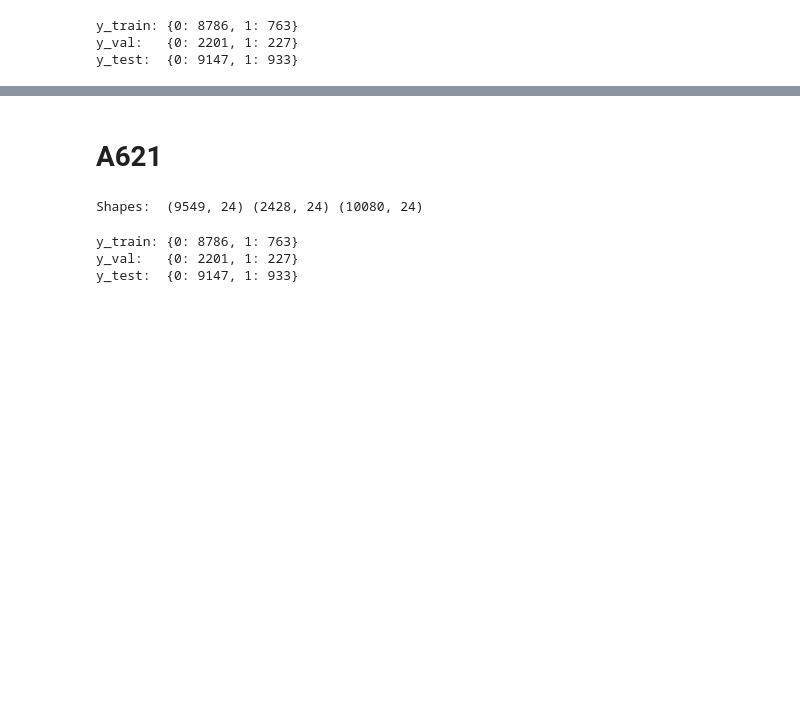
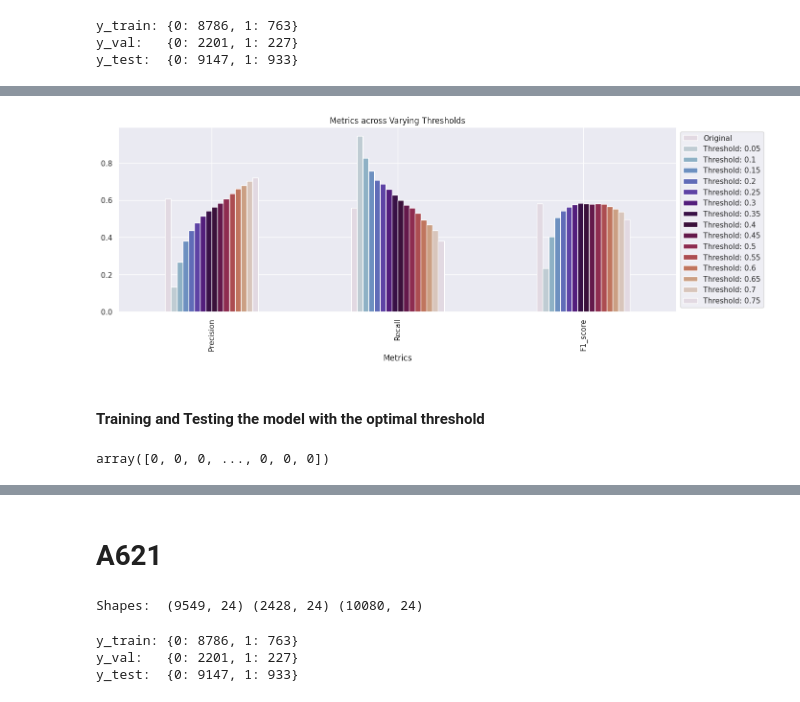
Before and after one commit to balthapaixao/cic1205-machine-learning, a Jupyter notebook: assignments/assignment-01-ex-03.ipynb, the cells around one changed output, grey strips where cells are left out. Drawn from its saved outputs; the diff is of its cells as text; code cells hidden in the pictures; blank space fills up the shorter version.

```diff
--- a/assignments/assignment-01-ex-03.ipynb
+++ b/assignments/assignment-01-ex-03.ipynb
@@ -43,0 +266,36 @@ y_test:  {0: 9147, 1: 933}
+# %%
+# Building a basic model fot the baseline
+
+GB = GradientBoostingClassifier(random_state=57)
+GB = GB.fit(X_train, y_train)
+
+y_pred = GB.predict(X_test)
+
+precision_original = round(precision_score(y_test, y_pred), 4)
+recall_original = round(recall_score(y_test, y_pred), 4)
+F1_score_original = round(f1_score(y_test, y_pred), 4)
+metrics_original = [precision_original, recall_original, F1_score_original]
+# %%
+cols = ['Metrics', 'Original']
+adj_threshold = pd.DataFrame()
+adj_threshold['Original'] = metrics_original
+thresholds = [j/20 for j in range(1, 16)]
+
+for i in thresholds:
+    y_pred_new_threshold = (GB.predict_proba(X_test)[:,1]>=i).astype(int) #calculating the threshold with respect to class 1
+
+    precision_adj_threshold =  round(precision_score(y_test, y_pred_new_threshold, average='binary'), 4)
+    recall_adj_threshold = round(recall_score(y_test, y_pred_new_threshold, average='binary'), 4)
+    F1_score_adj_threshold =  round((f1_score(y_test, y_pred_new_threshold, average='binary')), 4)
+    metrics_adj_threshold = [precision_adj_threshold, recall_adj_threshold, F1_score_adj_threshold]
+    name = 'Threshold: ' + str(i)
+    adj_threshold[name] = metrics_adj_threshold
+    cols.append(name)
+
+adj_threshold.index = ['Precision', 'Recall', 'F1_score']
+adj_threshold = adj_threshold.reset_index()
+adj_threshold.columns = cols
+adj_threshold.transpose()
+
+df_adj_threshold = adj_threshold.transpose().iloc[1:, :]
+df_adj_threshold.columns = adj_threshold.iloc[:,0]
@@ -43,0 +322,17 @@ y_test:  {0: 9147, 1: 933}
+# %%
+sns.set()
+adj_threshold.plot(x='Metrics',
+        kind='bar',
+        stacked=False,
+        title='Metrics across Varying Thresholds',
+        figsize=(15, 5),
+        cmap = 'twilight').legend(loc='center left',bbox_to_anchor=(1.0, 0.5))
+plt.show()
+# %% [output]
+[figure, added]
+# %% [markdown]
+#### Training and Testing the model with the optimal threshold
+# %%
+y_pred_new_threshold
+# %% [output]
+array([0, 0, 0, ..., 0, 0, 0])
```
Also changed, not shown: parts of 43 cells of this notebook.
